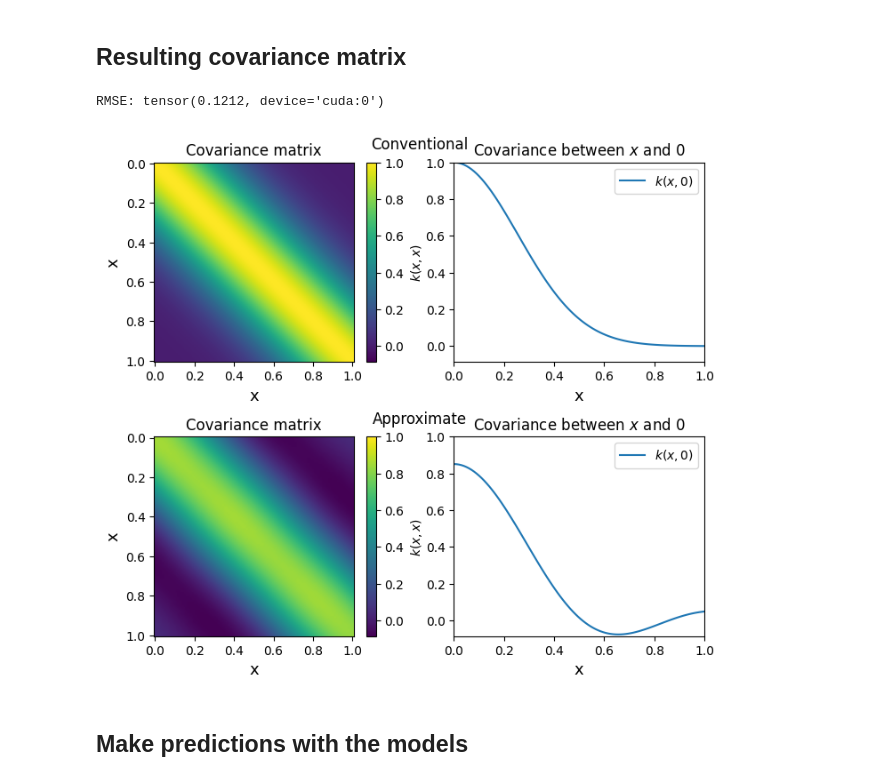
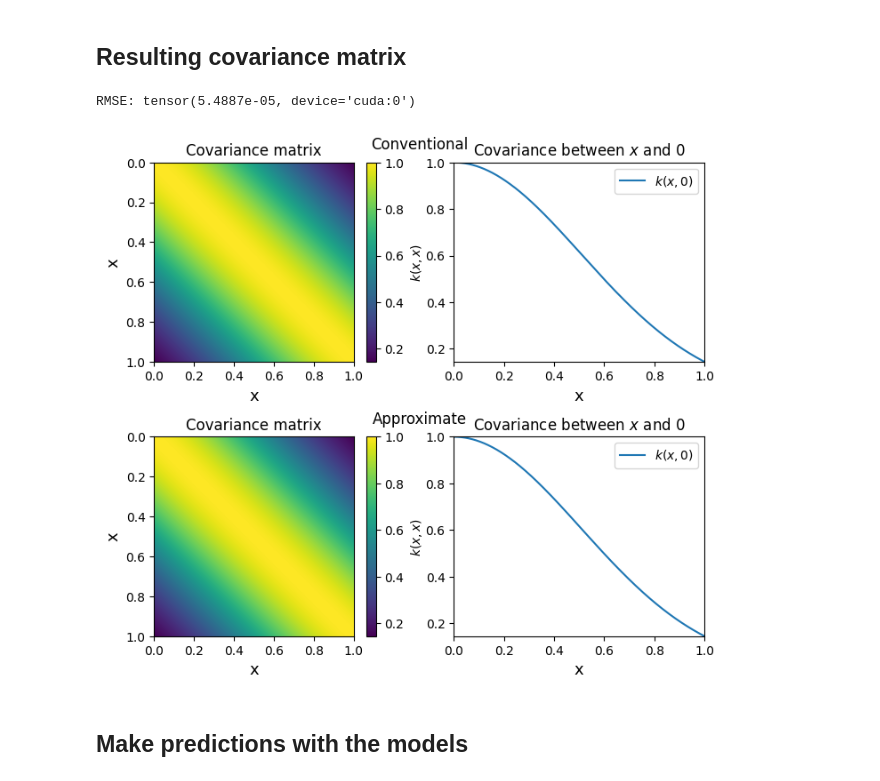
Before and after one commit to Cef0PT/famgpytorch, a Jupyter notebook: playground/time_comparison_single_output.ipynb, the cells around one changed output. Cells and saved outputs as stored; diff of their text form; code cells hidden in the pictures.

```diff
--- a/playground/time_comparison_single_output.ipynb
+++ b/playground/time_comparison_single_output.ipynb
@@ -32,11 +31,14 @@ y &= \sin(2\pi x) + \epsilon \\
 $$
 With training and test examples regularly spaced points in [0,1]
 # %%
-nb_training_points = 100
-nb_test_points = 51
+nb_training_points = 10000
+nb_test_points = 10
 
 train_x = torch.linspace(0, 1, nb_training_points, device=device)
 train_y = torch.sin(train_x * (2 * math.pi)) + torch.randn(train_x.size(), device=device) * math.sqrt(0.04)
+
+# train_x = torch.linspace(0, 1, nb_training_points, device=device)
+# train_y = train_x.pow(2)
 # %% [markdown]
 ## Setting up the models
 Both **GP Models** `gpytorch.models.ExactGP` with:
@@ -73,8 +75,8 @@ class ApproxGPModel(gpytorch.models.ExactGP):
 # %% [markdown]
 ## Training the model
 # %%
-conv_likelihood = gpytorch.likelihoods.GaussianLikelihood()
-conv_likelihood.to(device)
+conv_likelihood = gpytorch.likelihoods.GaussianLikelihood(device=device)
+#conv_likelihood.to(device)
 conv_model = ConventionalGPModel(train_x, train_y, conv_likelihood)
 conv_model.to(device)
 
@@ -91,8 +93,8 @@ conv_likelihood.train()
 approx_likelihood.train()
 
 # use adam optimizer, including the GaussianLikelihood parameters
-conv_optimizer = torch.optim.Adam(conv_model.parameters(), lr=0.1)
-approx_optimizer = torch.optim.Adam(approx_model.parameters(), lr=0.1)
+conv_optimizer = torch.optim.Adam(conv_model.parameters(), lr=0.01)
+approx_optimizer = torch.optim.Adam(approx_model.parameters(), lr=0.01)
 
 # "Loss" for GPs - marginal log likelihood
 conv_mll = gpytorch.mlls.ExactMarginalLogLikelihood(conv_likelihood, conv_model)
@@ -147,36 +149,36 @@ with torch.no_grad():
     print("\nRMSE:", rmse)
 
     # plot for x in [-1, 1]
     # plot resulting covariance matrix
     fig = plt.figure(figsize=(8, 6))
     subfigs = fig.subfigures(2, 1, hspace=0.06)
     subfigs[0].suptitle("Conventional")
     subfigs[1].suptitle("Approximate")
     vmin = torch.min(torch.cat((conv_train_covar, approx_train_covar))).item()
     vmax = torch.max(torch.cat((conv_train_covar, approx_train_covar))).item()
-    for row, covar in enumerate([conv_train_covar.to('cpu'), approx_train_covar.clone().to('cpu')]):
+    for row, covar in enumerate([conv_train_covar.to('cpu'), approx_train_covar.to('cpu')]):
         ax1, ax2 = subfigs[row].subplots(1, 2)
 
         im = ax1.imshow(covar.numpy(), cmap=plt.colormaps['viridis'], vmin=vmin, vmax=vmax)
         cbar = plt.colorbar(im, ax=ax1)
         cbar.ax.set_ylabel('$k(x,x)$', fontsize=10)
         ax1.set_title("Covariance matrix")
         ax1.set_xlabel('x', fontsize=13)
         ax1.set_ylabel('x', fontsize=13)
         ax1.set_xticks(np.linspace(0, nb_training_points - 1, min(nb_training_points, 6)))
         ax1.set_yticks(np.linspace(0, nb_training_points - 1, min(nb_training_points, 6)))
         ax1.set_xticklabels(np.round(np.linspace(0, 1, min(nb_training_points, 6)), 2))
         ax1.set_yticklabels(np.round(np.linspace(0, 1, min(nb_training_points, 6)), 2))
         ax1.grid(False)
 
-        ax2.plot(train_x.clone().to('cpu').numpy(), covar.numpy()[:,0], label='$k(x,0)$')
+        ax2.plot(train_x.to('cpu').numpy(), covar.numpy()[:,0], label='$k(x,0)$')
         ax2.set_xlabel('x', fontsize=13)
         ax2.set_title('Covariance between $x$ and $0$')
         ax2.set_xlim([0, 1])
         ax2.set_ylim([vmin, 1])
         ax2.legend(loc=1)
 # %% [output]
-RMSE: tensor(0.1212, device='cuda:0')
+RMSE: tensor(5.4887e-05, device='cuda:0')
-[figure, old version]
+[figure, new version]
 # %% [markdown]
 ## Make predictions with the models
```
Also changed, not shown: parts of 4 cells of this notebook.
